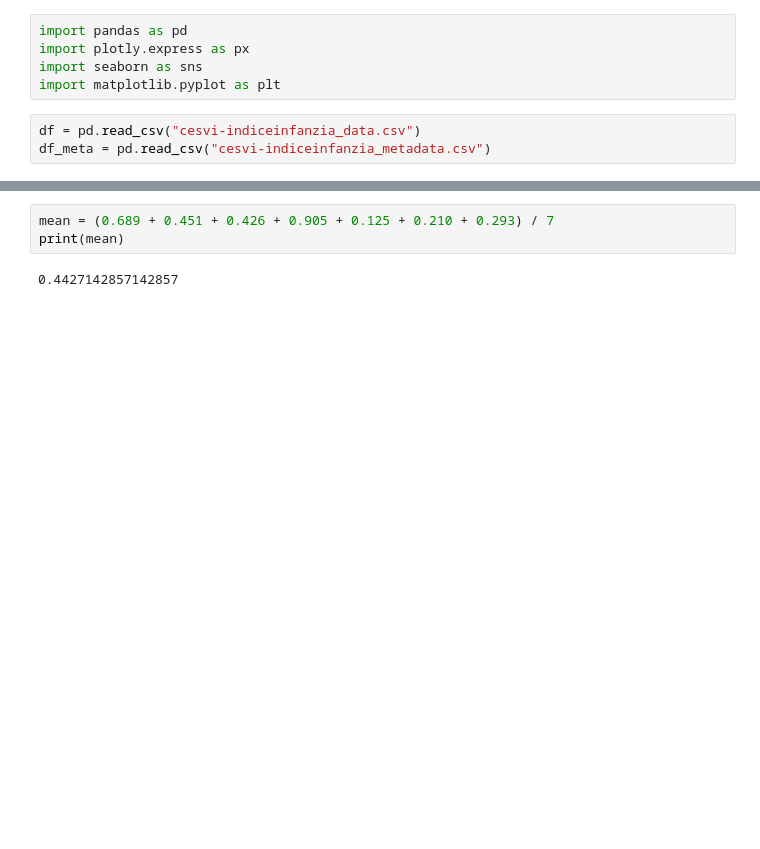
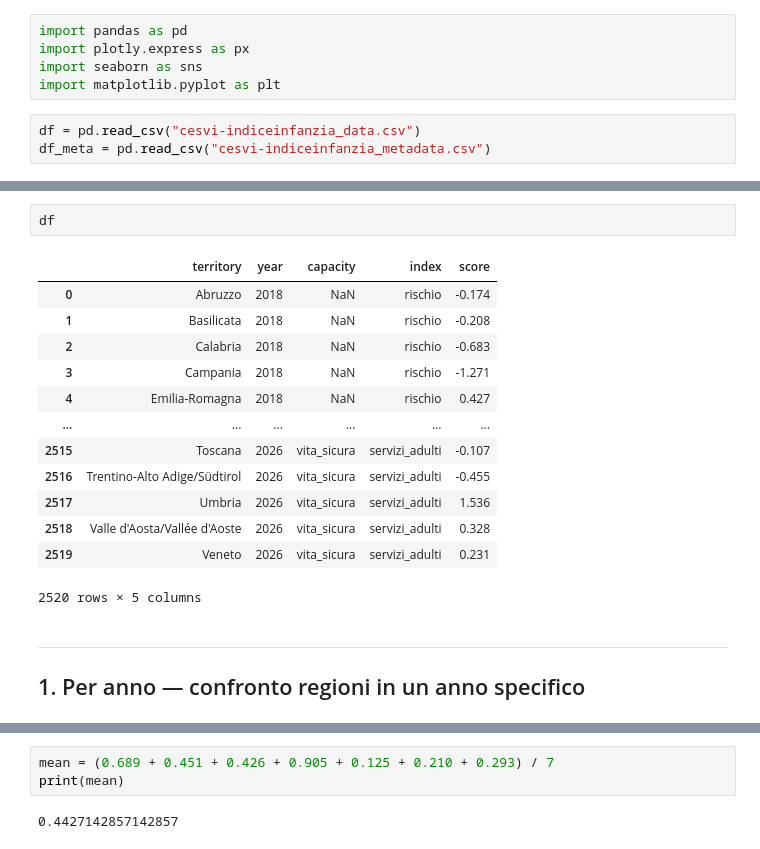
Before and after one commit to aripiz/cesvi-indiceinfanzia, a Jupyter notebook: data/explore_data.ipynb, the cells around one changed output, grey strips where cells are left out. Cells and saved outputs as stored; diff of their text form; blank space fills up the shorter version.

```diff
--- a/data/explore_data.ipynb
+++ b/data/explore_data.ipynb
@@ -10,0 +27,19 @@ df_meta = pd.read_csv("cesvi-indiceinfanzia_metadata.csv")
+# %%
+df
+# %% [output]
+|  | territory | year | capacity | index | score |
+| 0 | Abruzzo | 2018 | NaN | rischio | -0.174 |
+| 1 | Basilicata | 2018 | NaN | rischio | -0.208 |
+| 2 | Calabria | 2018 | NaN | rischio | -0.683 |
+| 3 | Campania | 2018 | NaN | rischio | -1.271 |
+| 4 | Emilia-Romagna | 2018 | NaN | rischio | 0.427 |
+| ... | ... | ... | ... | ... | ... |
+| 2515 | Toscana | 2026 | vita_sicura | servizi_adulti | -0.107 |
+| 2516 | Trentino-Alto Adige/Südtirol | 2026 | vita_sicura | servizi_adulti | -0.455 |
+| 2517 | Umbria | 2026 | vita_sicura | servizi_adulti | 1.536 |
+| 2518 | Valle d'Aosta/Vallée d'Aoste | 2026 | vita_sicura | servizi_adulti | 0.328 |
+| 2519 | Veneto | 2026 | vita_sicura | servizi_adulti | 0.231 |
+2520 rows × 5 columns
+# %% [markdown]
+---
+## 1. Per anno — confronto regioni in un anno specifico
```
Also changed, not shown: parts of 16 cells of this notebook, 42 other files.
